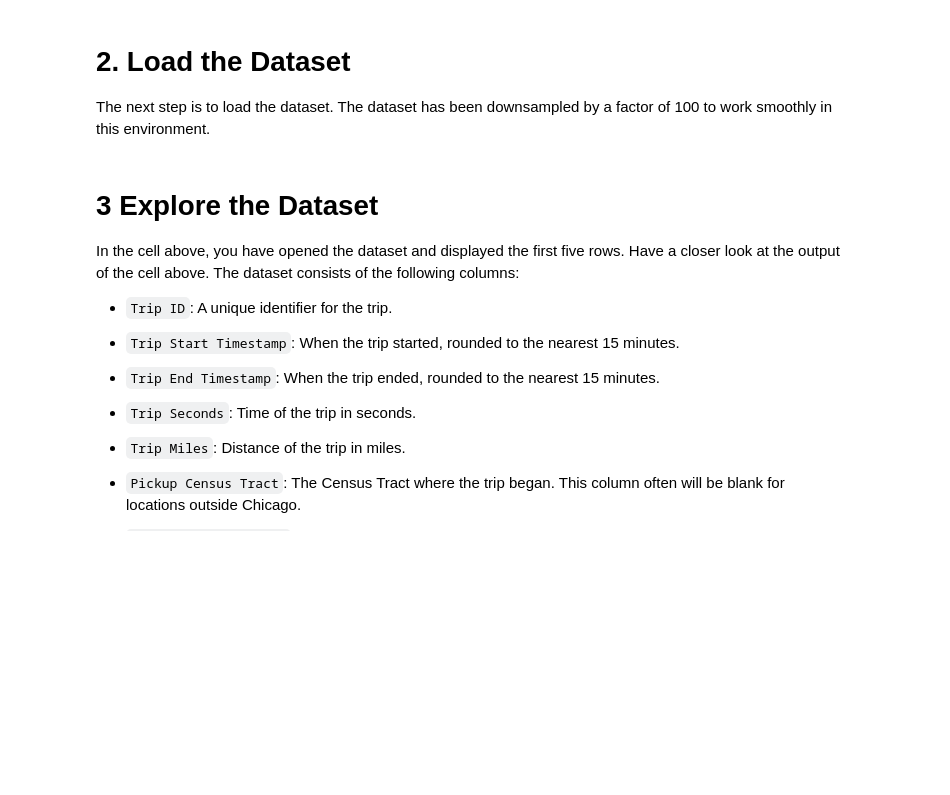
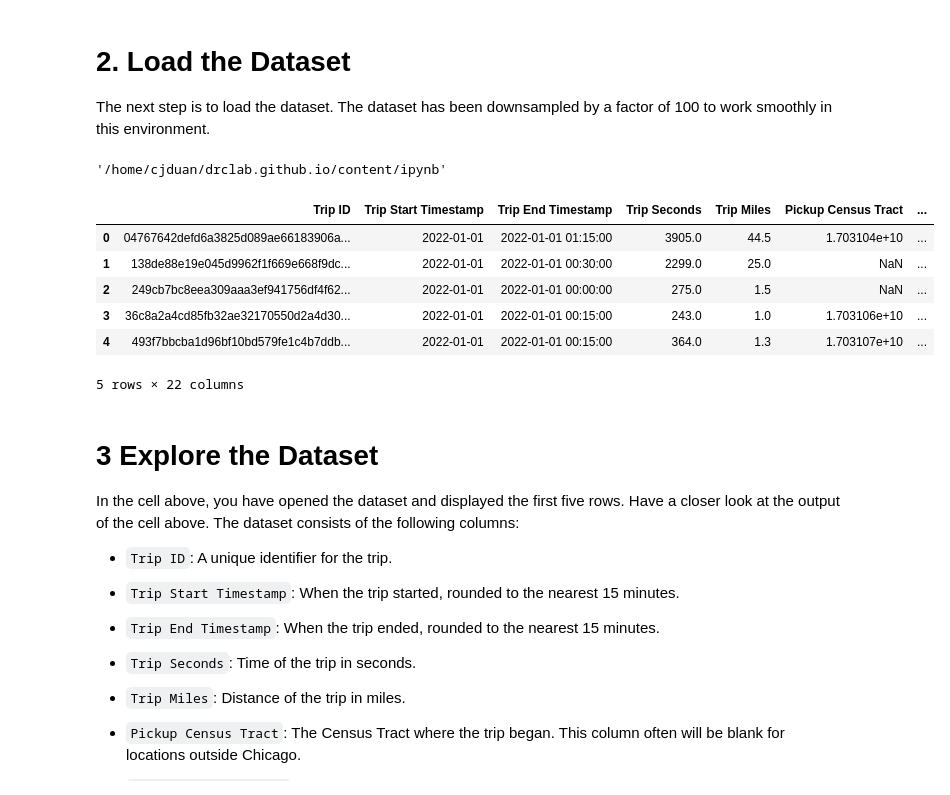
Before and after one commit to drclab/drclab.github.io, a Jupyter notebook: content/ipynb/Rideshare_Project_Week1.ipynb, the cells around one changed output. Drawn from its saved outputs; the diff is of its cells as text; code cells hidden in the pictures; blank space fills up the shorter version.

```diff
--- a/content/ipynb/Rideshare_Project_Week1.ipynb
+++ b/content/ipynb/Rideshare_Project_Week1.ipynb
@@ -25,12 +25,24 @@ import matplotlib.pyplot as plt
 # 2. Load the Dataset
 
 The next step is to load the dataset. The dataset has been downsampled by a factor of 100 to work smoothly in this environment.
+# %%
+pwd()
+# %% [output]
+'/home/cjduan/drclab.github.io/content/ipynb'
 # %%
 # Open the dataset
-df = pd.read_csv("data/rideshare_2022.csv", parse_dates=['Trip Start Timestamp', 'Trip End Timestamp'])
+df = pd.read_csv("./rideshare_2022.csv", parse_dates=['Trip Start Timestamp', 'Trip End Timestamp'])
 
 # Show the first five rows of the dataset
 df.head()
+# %% [output]
+|  | Trip ID | Trip Start Timestamp | Trip End Timestamp | Trip Seconds | Trip Miles | Pickup Census Tract | ... |
+| 0 | 04767642defd6a3825d089ae66183906a... | 2022-01-01 | 2022-01-01 01:15:00 | 3905.0 | 44.5 | 1.703104e+10 | ... |
+| 1 | 138de88e19e045d9962f1f669e668f9dc... | 2022-01-01 | 2022-01-01 00:30:00 | 2299.0 | 25.0 | NaN | ... |
+| 2 | 249cb7bc8eea309aaa3ef941756df4f62... | 2022-01-01 | 2022-01-01 00:00:00 | 275.0 | 1.5 | NaN | ... |
+| 3 | 36c8a2a4cd85fb32ae32170550d2a4d30... | 2022-01-01 | 2022-01-01 00:15:00 | 243.0 | 1.0 | 1.703106e+10 | ... |
+| 4 | 493f7bbcba1d96bf10bd579fe1c4b7ddb... | 2022-01-01 | 2022-01-01 00:15:00 | 364.0 | 1.3 | 1.703107e+10 | ... |
+5 rows × 22 columns
 # %% [markdown]
 # 3 Explore the Dataset
 
```
Also changed, not shown: parts of 11 cells of this notebook, 6 other files.
